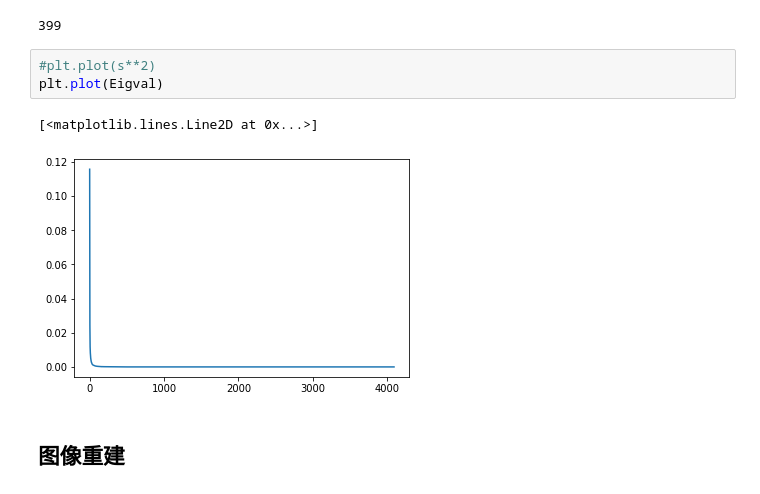
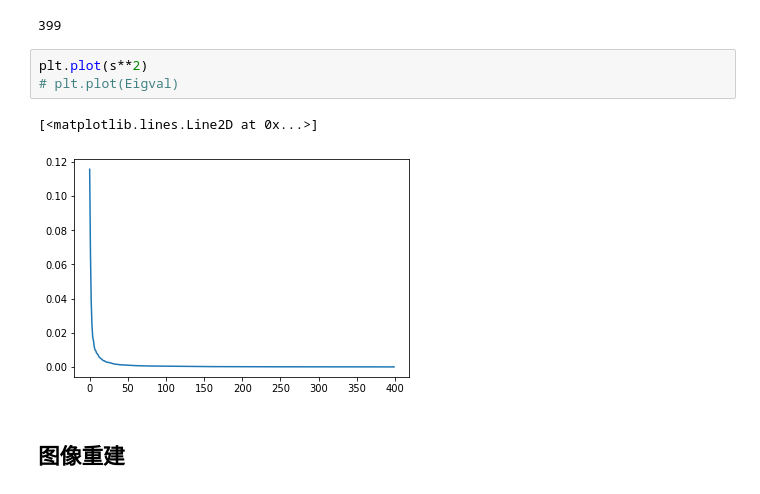
Before and after one commit to haitaozhao/PRSL, a Jupyter notebook: 10. Principal Component Analysis/compute_eigenfaces.ipynb, the cells around one changed output. Drawn from its saved outputs; the diff is of its cells as text.

```diff
--- a/10. Principal Component Analysis/compute_eigenfaces.ipynb
+++ b/10. Principal Component Analysis/compute_eigenfaces.ipynb
@@ -79,11 +79,11 @@ np.linalg.matrix_rank(My_corr)
 # %% [output]
 399
 # %%
-#plt.plot(s**2)
-plt.plot(Eigval)
+plt.plot(s**2)
+# plt.plot(Eigval)
 # %% [output]
 [<matplotlib.lines.Line2D at 0x...>]
-[figure, old version]
+[figure, new version]
 # %% [markdown]
 ## 图像重建
 # %%
```
